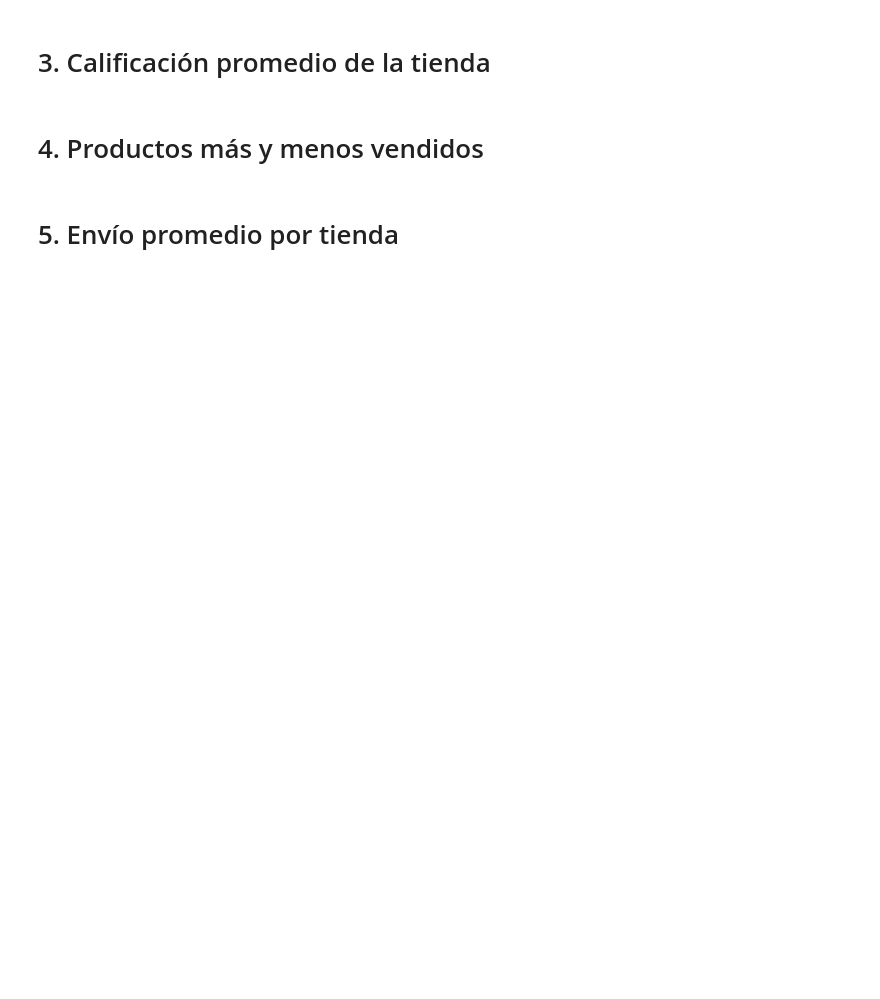
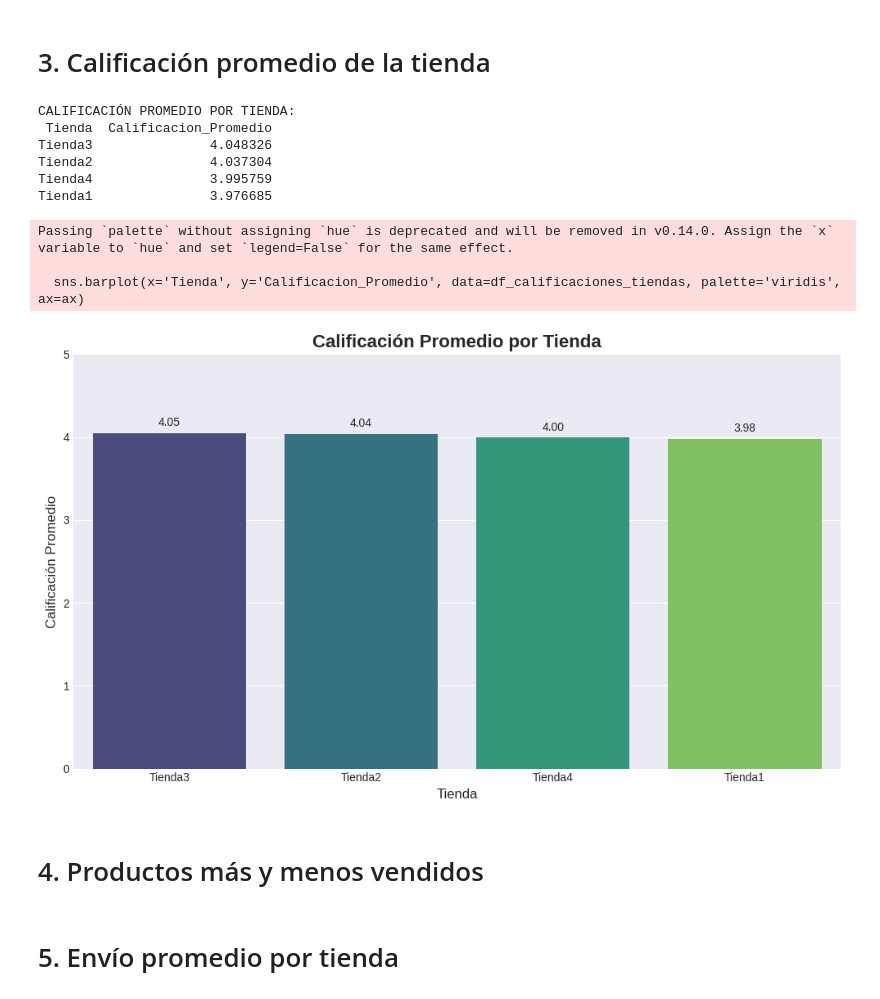
Before and after one commit to RopeFeliz/Challenge-Alura-Store, a Jupyter notebook: AluraStoreLatam.ipynb, the cells around one changed output. Drawn from its saved outputs; the diff is of its cells as text; code cells hidden in the pictures; blank space fills up the shorter version.

```diff
--- a/AluraStoreLatam.ipynb
+++ b/AluraStoreLatam.ipynb
@@ -143,4 +238,74 @@ plt.show()
 # %% [markdown]
 # 3. Calificación promedio de la tienda
+# %%
+def calificacion_promedio_tiendas(urls_tiendas):
+    resultados = []
+
+    for nombre_tienda, url in urls_tiendas.items():
+        try:
+            df_tienda = pd.read_csv(url)
+            # Calculate the average rating for the current store
+            calificacion_promedio = df_tienda['Calificación'].mean()
+
+            resultados.append({
+                'Tienda': nombre_tienda,
+                'Calificacion_Promedio': calificacion_promedio
+            })
+
+        except Exception as e:
+            print(f"Error procesando {nombre_tienda}: {e}")
+            resultados.append({
+                'Tienda': nombre_tienda,
+                'Calificacion_Promedio': None, # Use None for missing data
+                'Error': str(e)
+            })
+
+    df_calificaciones = pd.DataFrame(resultados)
+    df_calificaciones = df_calificaciones.sort_values(by='Calificacion_Promedio', ascending=False)
+
+    return df_calificaciones
+
+df_calificaciones_tiendas = calificacion_promedio_tiendas(urls_tiendas)
+
+print("\nCALIFICACIÓN PROMEDIO POR TIENDA:")
+print(df_calificaciones_tiendas.to_string(index=False))
+# %% [output]
+CALIFICACIÓN PROMEDIO POR TIENDA:
+ Tienda  Calificacion_Promedio
+Tienda3               4.048326
+Tienda2               4.037304
+Tienda4               3.995759
+Tienda1               3.976685
+# %%
+import matplotlib.pyplot as plt
+import seaborn as sns
+
+# Assuming df_calificaciones_tiendas is already calculated and available
+
+plt.style.use('seaborn-v0_8-darkgrid')
+fig, ax = plt.subplots(figsize=(10, 6))
+
+sns.barplot(x='Tienda', y='Calificacion_Promedio', data=df_calificaciones_tiendas, palette='viridis', hue='Tienda', legend=False, ax=ax)
+
+ax.set_title('Calificación Promedio por Tienda', fontsize=16, fontweight='bold')
+ax.set_xlabel('Tienda', fontsize=12)
+ax.set_ylabel('Calificación Promedio', fontsize=12)
+ax.set_ylim(0, 5) # Assuming ratings are from 1 to 5
+
+# Add value labels on top of the bars
+for p in ax.patches:
+    ax.annotate(f'{p.get_height():.2f}',
+                (p.get_x() + p.get_width() / 2., p.get_height()),
+                ha='center', va='center',
+                xytext=(0, 9),
+                textcoords='offset points')
+
+plt.tight_layout()
+plt.show()
+# %% [output]
+Passing `palette` without assigning `hue` is deprecated and will be removed in v0.14.0. Assign the `x` variable to `hue` and set `legend=False` for the same effect.
+
+  sns.barplot(x='Tienda', y='Calificacion_Promedio', data=df_calificaciones_tiendas, palette='viridis', ax=ax)
+[figure, added]
 # %% [markdown]
 # 4. Productos más y menos vendidos
```
Also changed, not shown: parts of 10 cells of this notebook.
